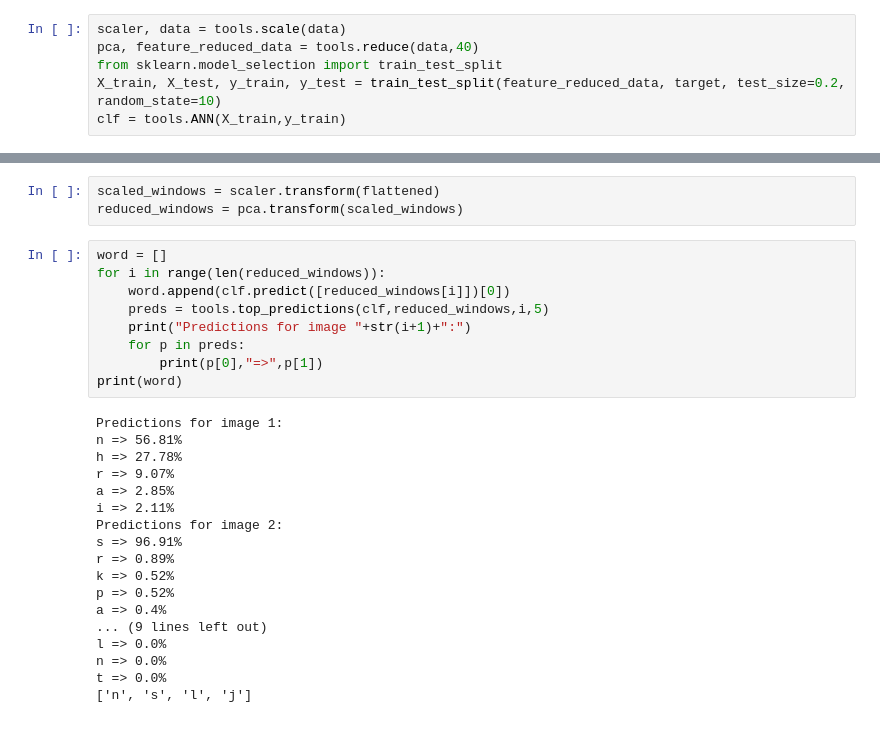
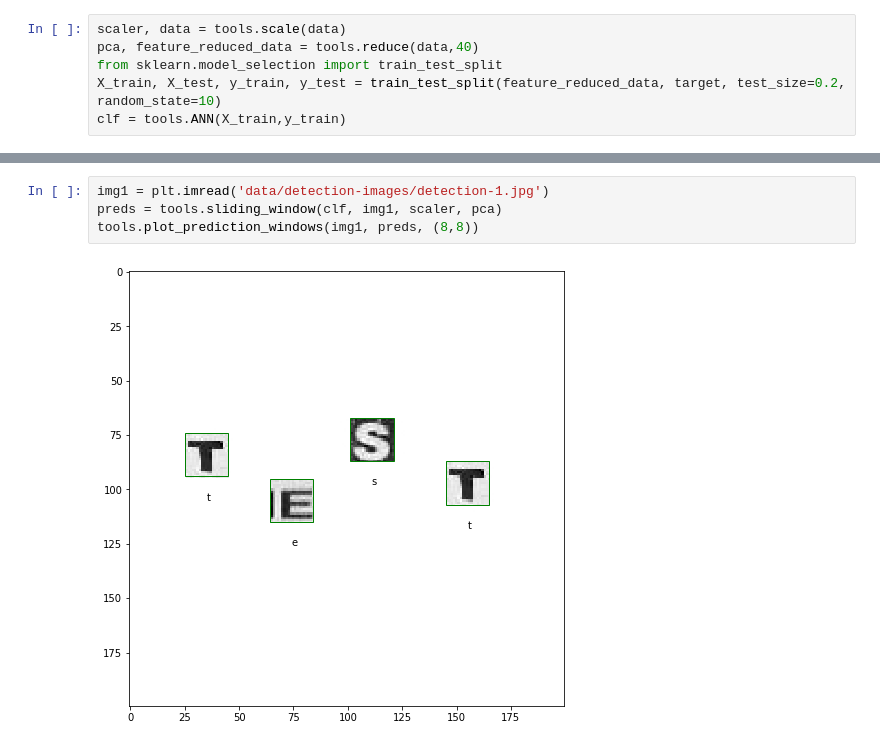
Before and after one commit to bendiknordeng/Machine-learning, a Jupyter notebook: Assignment 5/Detection.ipynb, the cells around one changed output, grey strips where cells are left out. Saved outputs shown, nothing was run; the diff lists cells and outputs as text.

```diff
--- a/Assignment 5/Detection.ipynb
+++ b/Assignment 5/Detection.ipynb
@@ -57,30 +13,6 @@ plt.show()
-# %%
-scaled_windows = scaler.transform(flattened)
-reduced_windows = pca.transform(scaled_windows)
-# %%
-word = []
-for i in range(len(reduced_windows)):
-    word.append(clf.predict([reduced_windows[i]])[0])
-    preds = tools.top_predictions(clf,reduced_windows,i,5)
-    print("Predictions for image "+str(i+1)+":")
-    for p in preds:
-        print(p[0],"=>",p[1])
-print(word)
-# %% [output]
-Predictions for image 1:
-n => 56.81%
-h => 27.78%
-r => 9.07%
-a => 2.85%
-i => 2.11%
-Predictions for image 2:
-s => 96.91%
-r => 0.89%
-k => 0.52%
-p => 0.52%
-a => 0.4%
-... (9 lines left out)
-l => 0.0%
-n => 0.0%
-t => 0.0%
-['n', 's', 'l', 'j']
+# %%
+img1 = plt.imread('data/detection-images/detection-1.jpg')
+preds = tools.sliding_window(clf, img1, scaler, pca)
+tools.plot_prediction_windows(img1, preds, (8,8))
+# %% [output]
+[figure, added]
```
Also changed, not shown: parts of 5 cells of this notebook, 2 other files.
